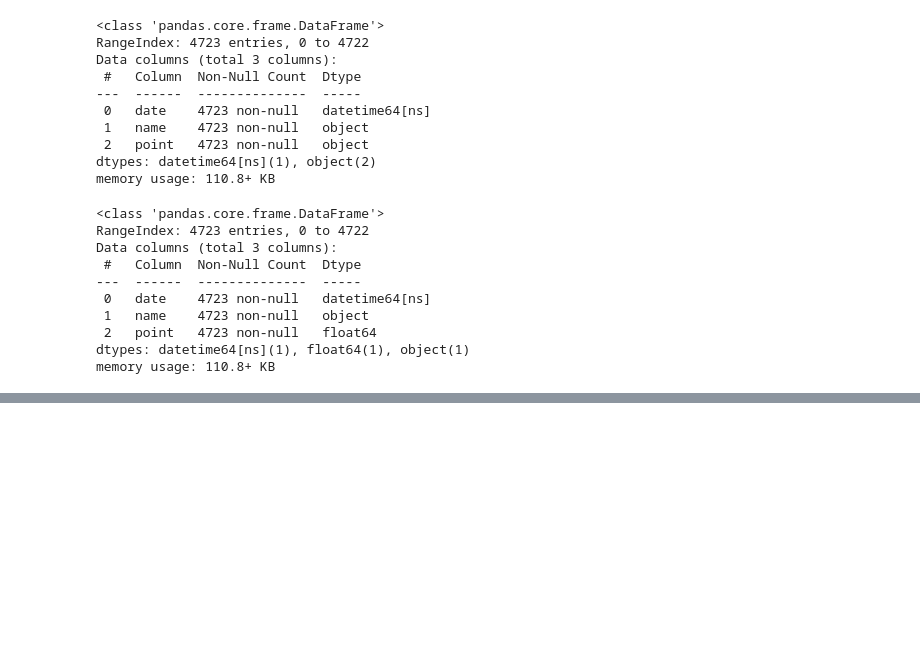
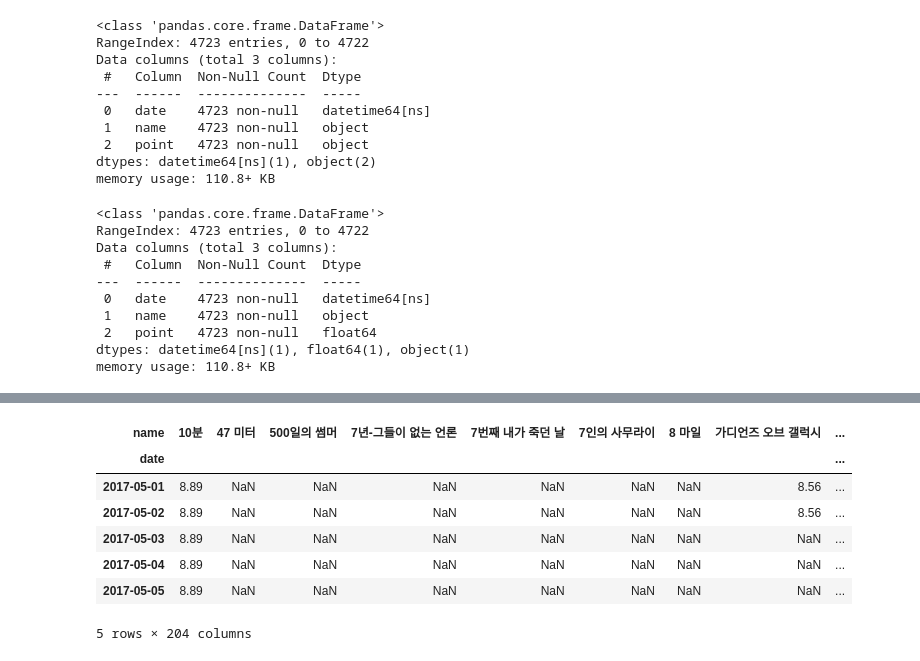
Before and after one commit to NikeLee/pythonwork, a Jupyter notebook: analysis/8_WebCrawling_Example.ipynb, the cells around one changed output, grey strips where cells are left out. Drawn from its saved outputs; the diff is of its cells as text; code cells hidden in the pictures; blank space fills up the shorter version.

```diff
--- a/analysis/8_WebCrawling_Example.ipynb
+++ b/analysis/8_WebCrawling_Example.ipynb
@@ -394,0 +432,16 @@ memory usage: 110.8+ KB
+# %%
+##### 영화별 날짜 변화에 따른 평점 변화를 확인(데이터 프레임 구성)
+movie2 = movie.pivot_table(index=["date"], columns=["name"], values=["point"])
+movie2.head()
+
+movie2.columns = movie2.columns.droplevel()
+movie2.head()
+# %% [output]
+| name | 10분 | 47 미터 | 500일의 썸머 | 7년-그들이 없는 언론 | 7번째 내가 죽던 날 | 7인의 사무라이 | 8 마일 | 가디언즈 오브 갤럭시 | ... |
+| date |  |  |  |  |  |  |  |  | ... |
+| 2017-05-01 | 8.89 | NaN | NaN | NaN | NaN | NaN | NaN | 8.56 | ... |
+| 2017-05-02 | 8.89 | NaN | NaN | NaN | NaN | NaN | NaN | 8.56 | ... |
+| 2017-05-03 | 8.89 | NaN | NaN | NaN | NaN | NaN | NaN | NaN | ... |
+| 2017-05-04 | 8.89 | NaN | NaN | NaN | NaN | NaN | NaN | NaN | ... |
+| 2017-05-05 | 8.89 | NaN | NaN | NaN | NaN | NaN | NaN | NaN | ... |
+5 rows × 204 columns
```
Also changed, not shown: parts of 4 cells of this notebook, 3 other files.
